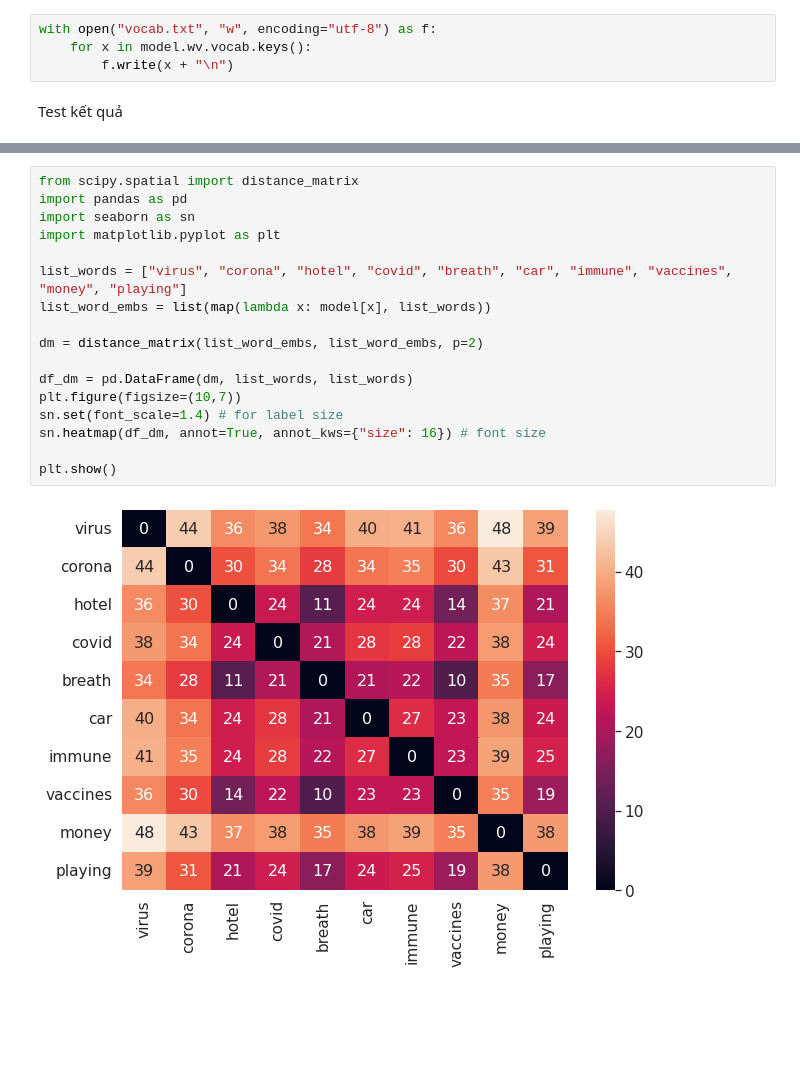
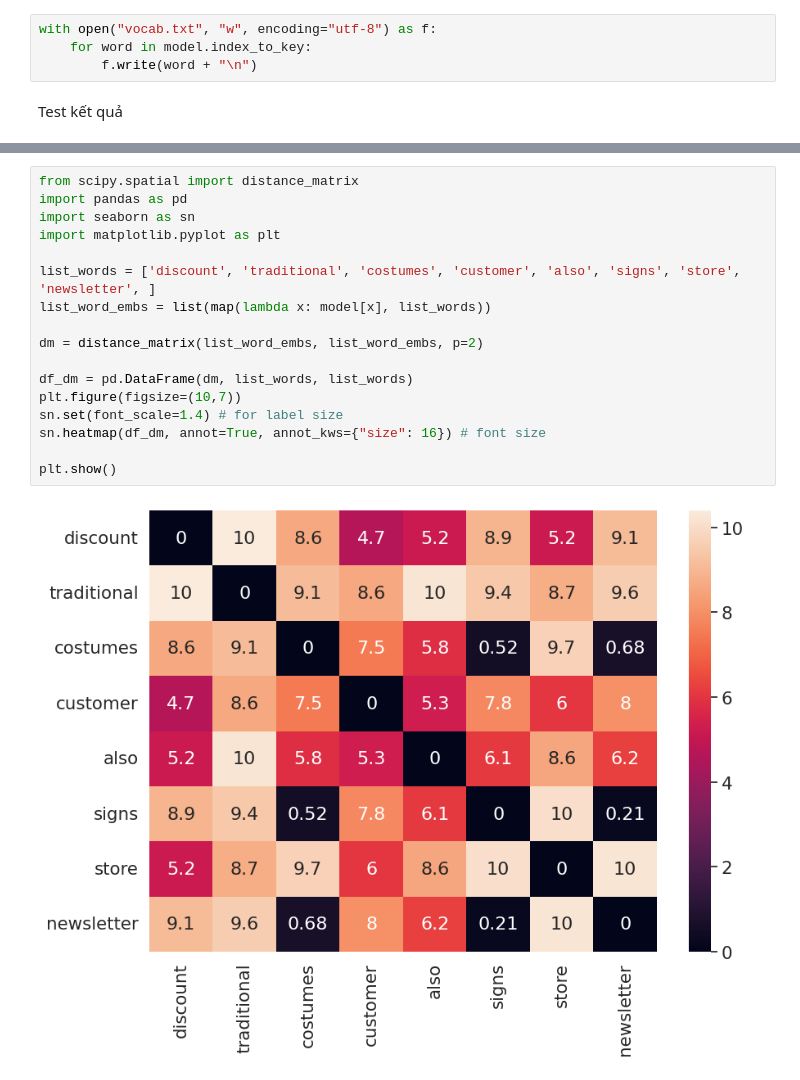
Before and after one commit to mrzaizai2k/Nlp_co5256, a Jupyter notebook: Word2Vec.ipynb, the cells around one changed output, grey strips where cells are left out. Saved outputs shown, nothing was run; the diff lists cells and outputs as text; blank space fills up the shorter version.

```diff
--- a/Word2Vec.ipynb
+++ b/Word2Vec.ipynb
@@ -83,8 +102,8 @@ path = 'word2vec_CBOW.bin'
 model = gensim.models.KeyedVectors.load(path)
 # %%
 with open("vocab.txt", "w", encoding="utf-8") as f:
-    for x in model.wv.vocab.keys():
-        f.write(x + "\n")
+    for word in model.index_to_key:
+        f.write(word + "\n")
 # %% [markdown]
 Test kết quả
 # %%
@@ -125,19 +144,19 @@ OUTPUT DISTANCE
 # %%
 from scipy.spatial import distance_matrix
 import pandas as pd
 import seaborn as sn
 import matplotlib.pyplot as plt
 
-list_words = ["virus", "corona", "hotel", "covid", "breath", "car", "immune", "vaccines", "money", "playing"]
+list_words = ['discount', 'traditional', 'costumes', 'customer', 'also', 'signs', 'store', 'newsletter', ]
 list_word_embs = list(map(lambda x: model[x], list_words))
 
 dm = distance_matrix(list_word_embs, list_word_embs, p=2)
 
 df_dm = pd.DataFrame(dm, list_words, list_words)
 plt.figure(figsize=(10,7))
 sn.set(font_scale=1.4) # for label size
 sn.heatmap(df_dm, annot=True, annot_kws={"size": 16}) # font size
 
 plt.show()
 # %% [output]
-[figure, old version]
+[figure, new version]
```
Also changed, not shown: parts of 6 cells of this notebook, 5 other files.
